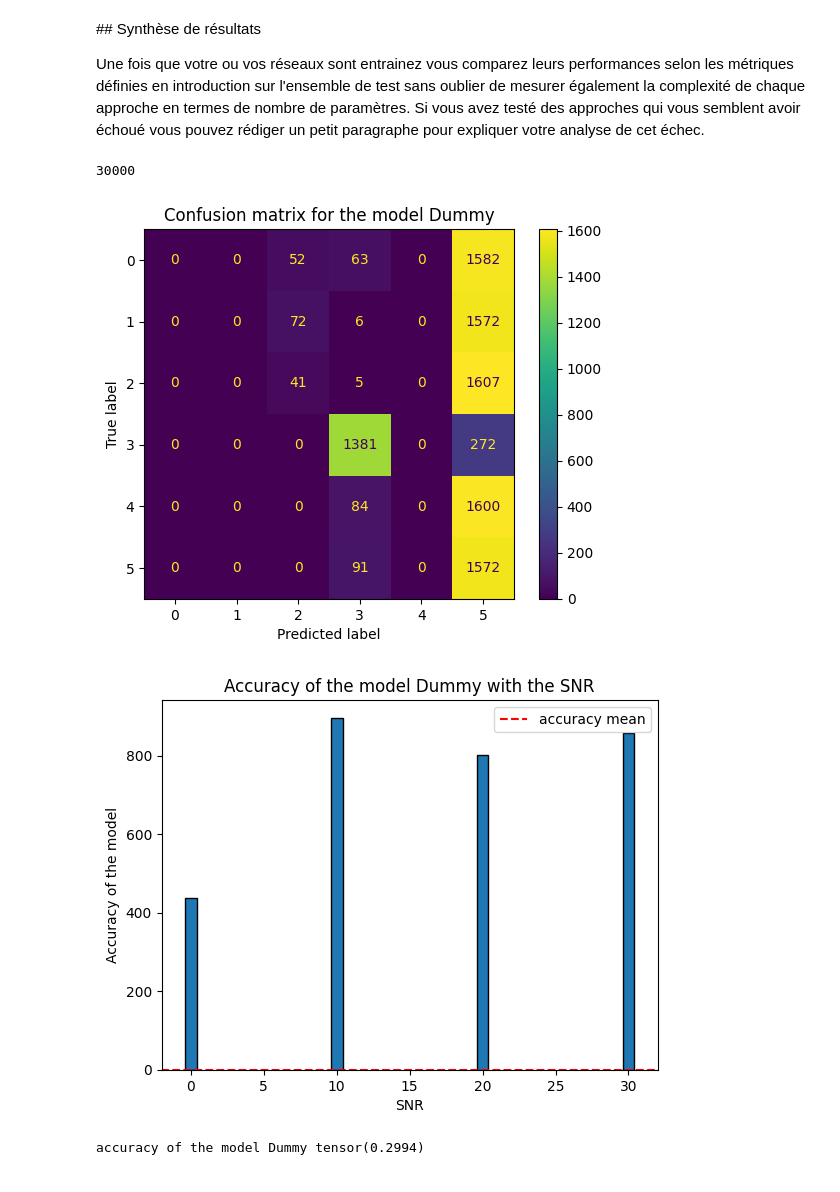
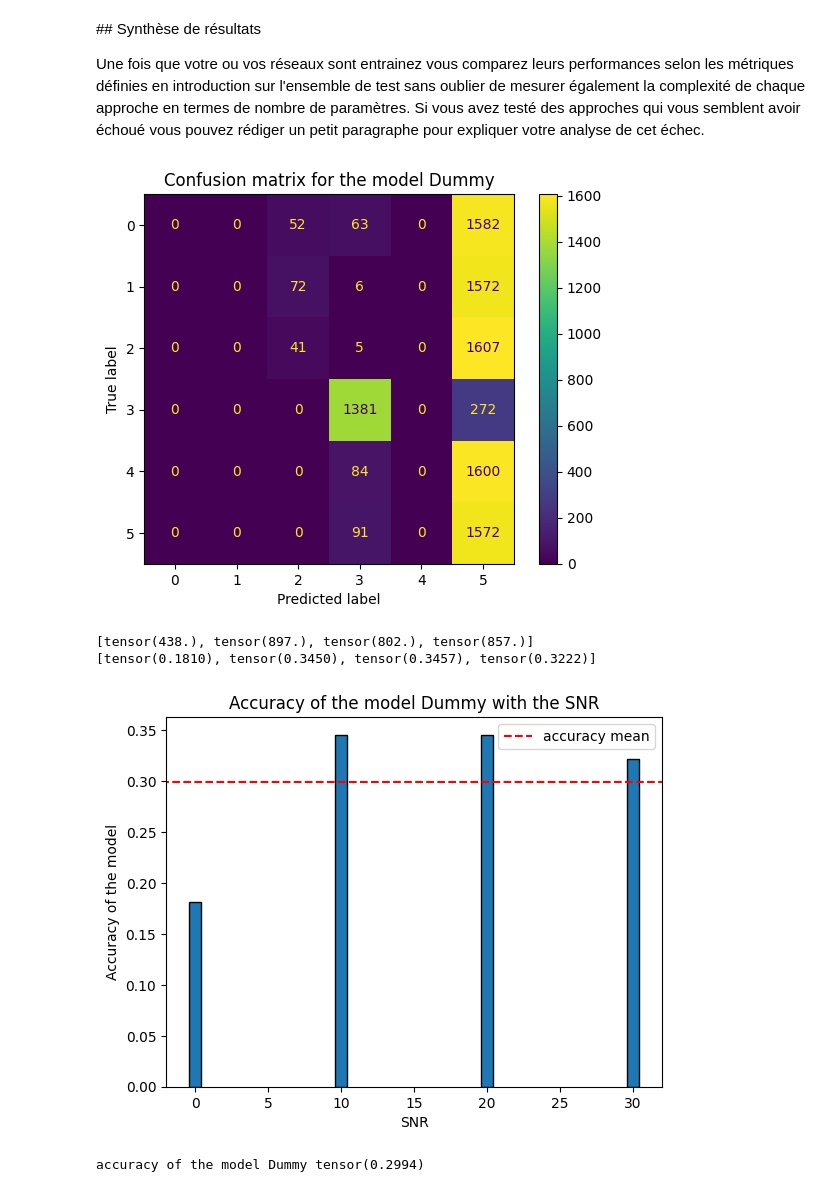
Before and after one commit to gregoirebechade/MVA_bis, a Jupyter notebook: signal_processing/TP3/dlts_tp3.ipynb, the cells around one changed output. Drawn from its saved outputs; the diff is of its cells as text; code cells hidden in the pictures.

```diff
--- a/signal_processing/TP3/dlts_tp3.ipynb
+++ b/signal_processing/TP3/dlts_tp3.ipynb
@@ -360,10 +357,0 @@ loss_bis=torch.nn.NLLLoss()
-# %%
-vector = torch.ones(5)
-# vector[2]=4
-vector[3]=7
-vector[0]=5
-print(vector)
-print()
-for i in range(5):
-    # print(loss(vector, torch.tensor(i)))
-    print(loss_bis(vector, torch.tensor(i)))
@@ -498,10 +465,6 @@ Dans un deuxième temps (facultatif), si vous le souhaitez vous pouvez mettre en
 Une fois que votre ou vos réseaux sont entrainez vous comparez leurs performances selon les métriques définies en introduction sur l'ensemble de test sans oublier de mesurer également la complexité de chaque approche en termes de nombre de paramètres. Si vous avez testé des approches qui vous semblent avoir échoué vous pouvez rédiger un petit paragraphe pour expliquer votre analyse de cet échec.
 # %%
 accuracy = Accuracy(task='multiclass', num_classes=6)
-# %%
-dataset_train.__len__()
-# %% [output]
-30000
 # %%
 model=modele
 model_name='Dummy'
@@ -521,34 +484,38 @@ def evaluate_model(model, model_name):
         acc=accuracy(y_predicted,  y_real)  # l'accuracy prend un vecteur de probas et compare le np.argmax() de ce vecteur avec le vrai label. malynx
         all_acc+=acc
         snr=snrs[i]
         lab_snr=snr_values.index(snr)
         compte_snrs[lab_snr]+=1
         acc_snrs[lab_snr]+=acc
         y_real, y_predicted = (int(y_real.detach().numpy()[0]), int(np.argmax(y_predicted.detach().numpy())))
         y_preds.append(y_predicted)
         y_reals.append(y_real)
 
 
 
 
     disp=ConfusionMatrixDisplay(  confusion_matrix(y_pred=y_preds, y_true=y_reals))
     disp.plot()
     plt.title('Confusion matrix for the model ' + model_name)
     plt.show()
-
-
+    print(acc_snrs)
+    for i in range(len(acc_snrs)):
+        acc_snrs[i] = acc_snrs[i] / compte_snrs[i]
+    print(acc_snrs)
     plt.bar([0, 10, 20, 30], acc_snrs, edgecolor='black')
     plt.xlabel('SNR')
     plt.ylabel('Accuracy of the model')
     plt.title('Accuracy of the model ' + model_name+ ' with the SNR')
     plt.hlines(all_acc/dataset_test.__len__(), -10, 35,color = 'r' , linestyles='--', label='accuracy mean')
     plt.xlim(-2, 32)
     plt.legend()
     plt.show()
 
     print('accuracy of the model ' + model_name, all_acc/dataset_test.__len__())
 evaluate_model(model, 'Dummy')
 # %% [output]
 [figure]
+[tensor(438.), tensor(897.), tensor(802.), tensor(857.)]
+[tensor(0.1810), tensor(0.3450), tensor(0.3457), tensor(0.3222)]
-[figure, old version]
+[figure, new version]
-accuracy of the model Dummy tensor(0.2994)
+accuracy of the model Dummy tensor(0.2994)
```
Also changed, not shown: parts of 3 cells of this notebook.
